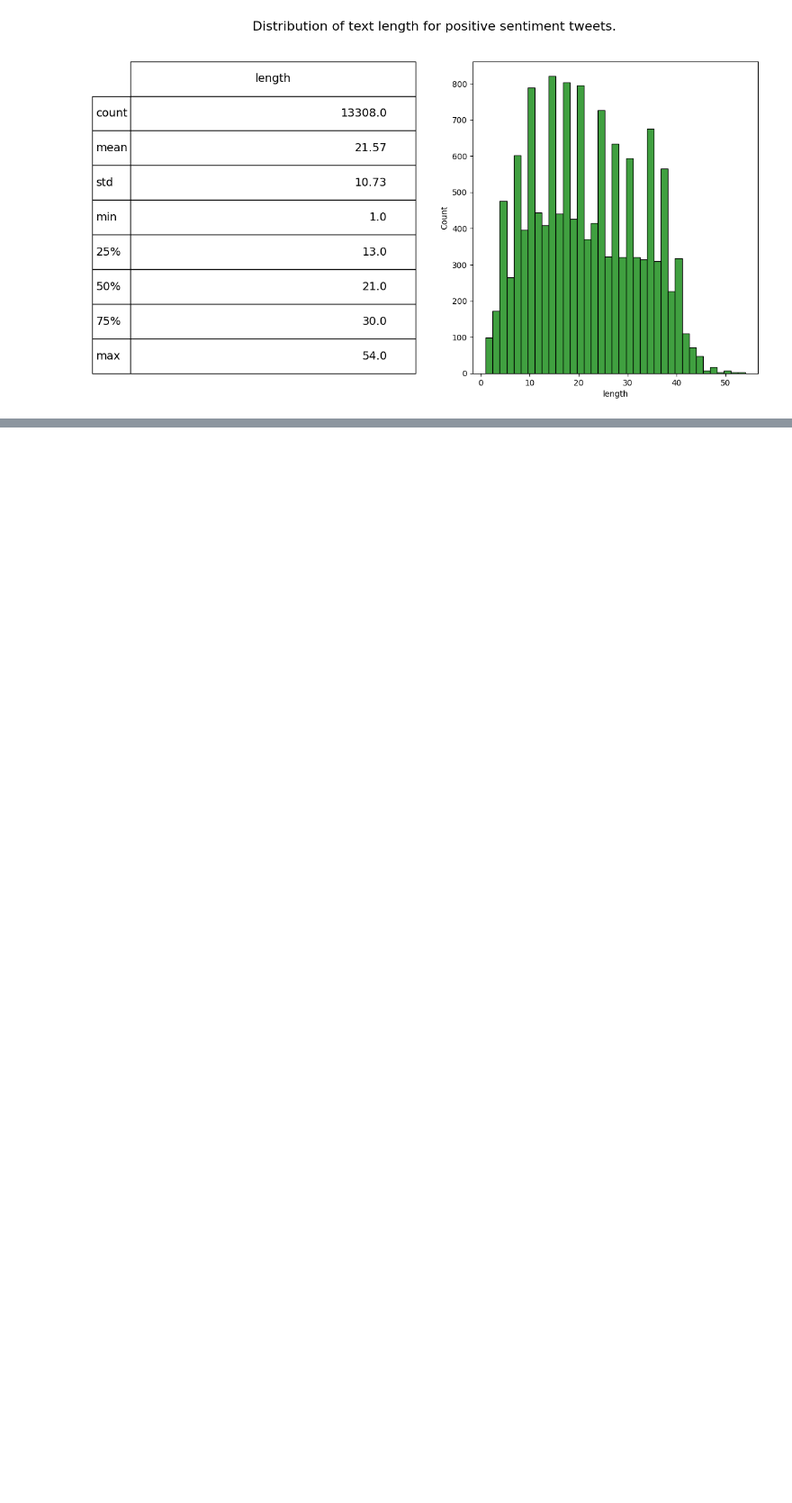
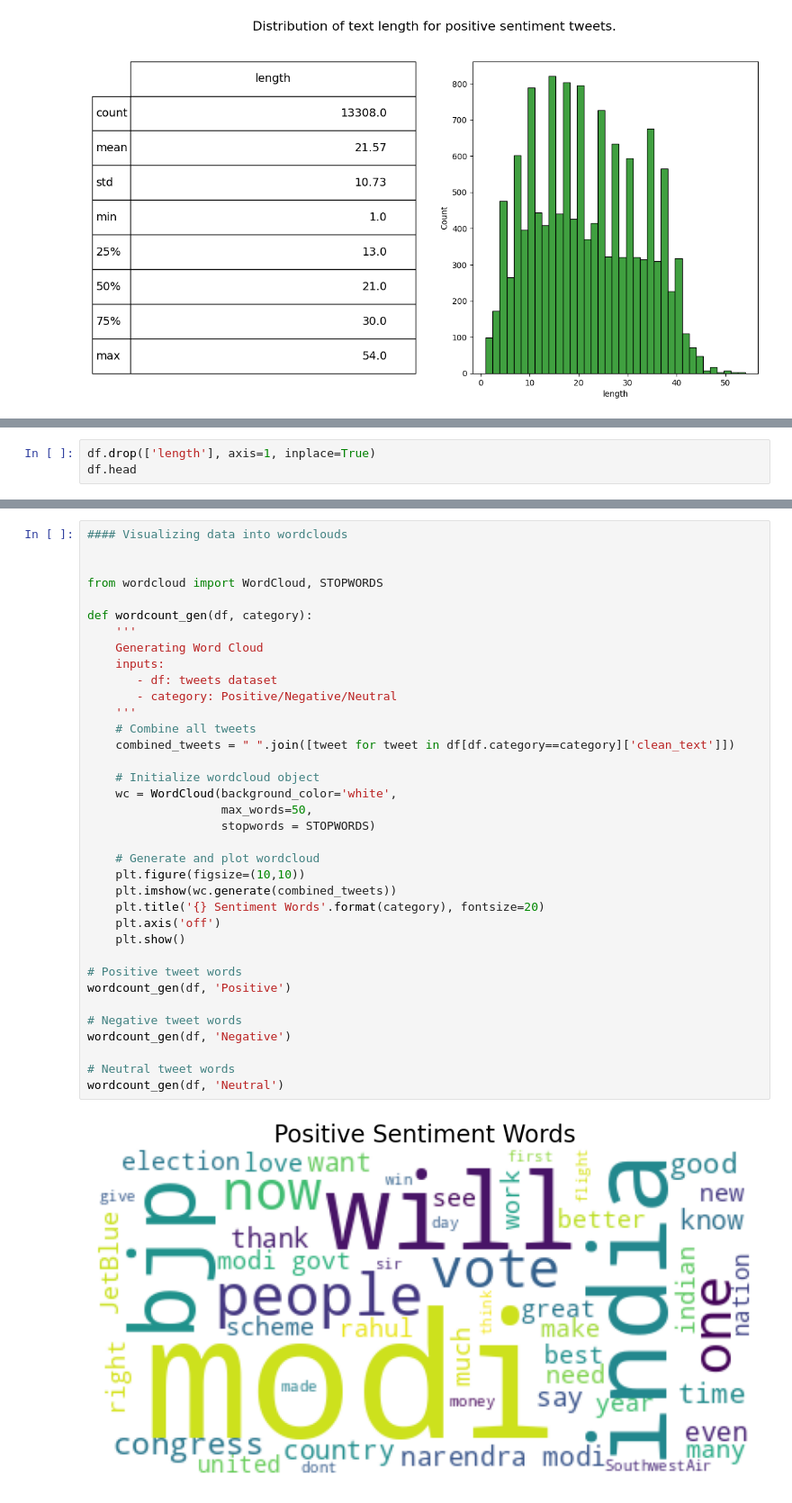
Before and after one commit to AmanMalviya22/AmanMalviya22, a Jupyter notebook: TWEETER_SENTIMENT_ANALYSIS.ipynb, the cells around one changed output, grey strips where cells are left out. Shown at 90% size. Cells and saved outputs as stored; diff of their text form; blank space fills up the shorter version.

```diff
--- a/TWEETER_SENTIMENT_ANALYSIS.ipynb
+++ b/TWEETER_SENTIMENT_ANALYSIS.ipynb
@@ -169,0 +178,3 @@ plt.show()
+# %%
+df.drop(['length'], axis=1, inplace=True)
+df.head
@@ -169,0 +196,38 @@ plt.show()
+# %%
+#### Visualizing data into wordclouds
+
+
+from wordcloud import WordCloud, STOPWORDS
+
+def wordcount_gen(df, category):
+    '''
+    Generating Word Cloud
+    inputs:
+       - df: tweets dataset
+       - category: Positive/Negative/Neutral
+    '''
+    # Combine all tweets
+    combined_tweets = " ".join([tweet for tweet in df[df.category==category]['clean_text']])
+
+    # Initialize wordcloud object
+    wc = WordCloud(background_color='white',
+                   max_words=50,
+                   stopwords = STOPWORDS)
+
+    # Generate and plot wordcloud
+    plt.figure(figsize=(10,10))
+    plt.imshow(wc.generate(combined_tweets))
+    plt.title('{} Sentiment Words'.format(category), fontsize=20)
+    plt.axis('off')
+    plt.show()
+
+# Positive tweet words
+wordcount_gen(df, 'Positive')
+
+# Negative tweet words
+wordcount_gen(df, 'Negative')
+
+# Neutral tweet words
+wordcount_gen(df, 'Neutral')
+# %% [output]
+[figure, added]
```
Also changed, not shown: parts of 10 cells of this notebook.
